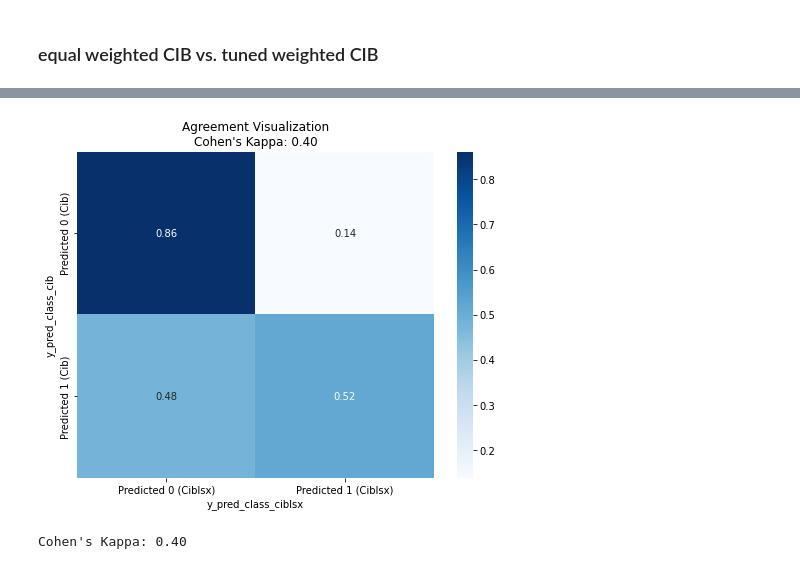
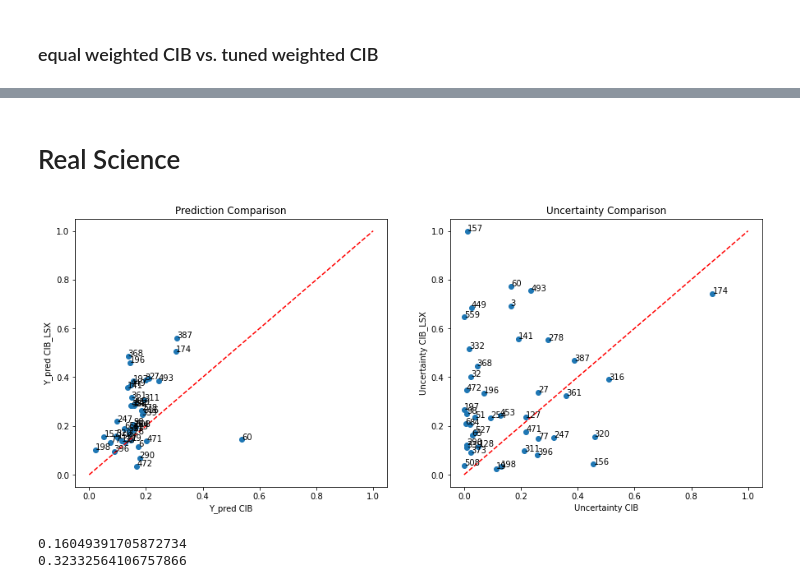
Before and after one commit to Mauwrice/explainable_AI, a Jupyter notebook: res_comparison.ipynb, the cells around one changed output, grey strips where cells are left out. Saved outputs shown, nothing was run; the diff lists cells and outputs as text; code cells hidden in the pictures.

```diff
--- a/res_comparison.ipynb
+++ b/res_comparison.ipynb
@@ -321,15 +211,0 @@ plt.show()
-# %%
-# Zusammenführen der Dataframes basierend auf 'p_id'
-merged_df = pd.merge(cib, ciblsx, on='p_id', suffixes=('_cib', '_ciblsx'))
-
-# Erstellen der Kreuztabelle
-cross_tab = pd.crosstab(merged_df['y_pred_class_cib'], merged_df['y_pred_class_ciblsx'], margins=True, margins_name="Total")
-
-# Prozentuale Anteile berechnen
-cross_tab_percent = cross_tab / cross_tab.loc["Total", "Total"] * 100
-
-# Ausgabe der Kreuztabelle
-print("Cross-tabulation of Predicted Classes:")
-print(cross_tab)
-print("\nCross-tabulation of Predicted Classes (Percentage):")
-print(cross_tab_percent)
@@ -384,23 +212,39 @@ plt.show()
-# %%
-from sklearn.metrics import cohen_kappa_score
-import seaborn as sns
-import matplotlib.pyplot as plt
-
-# Assuming you have the merged_df DataFrame from the previous code
-
-# Calculate Cohen's Kappa
-kappa_score = cohen_kappa_score(merged_df['y_pred_class_cib'], merged_df['y_pred_class_ciblsx'])
-
-# Visualize the agreement
-plt.figure(figsize=(8, 6))
-sns.heatmap(pd.crosstab(merged_df['y_pred_class_cib'], merged_df['y_pred_class_ciblsx'], normalize='index'),
-            annot=True, cmap='Blues', fmt=".2f",
-            xticklabels=['Predicted 0 (Ciblsx)', 'Predicted 1 (Ciblsx)'],
-            yticklabels=['Predicted 0 (Cib)', 'Predicted 1 (Cib)'])
-plt.title(f'Agreement Visualization\nCohen\'s Kappa: {kappa_score:.2f}')
-plt.show()
-
-print(f"Cohen's Kappa: {kappa_score:.2f}")
-# %% [output]
-[figure, removed]
-Cohen's Kappa: 0.40
+# %% [markdown]
+# Real Science
+# %%
+subset_df = merged_df[(merged_df['pred_correct_w_cib'] == True) & (merged_df['pred_correct_w_ciblsx'] == False)]
+# Resetting the index of the subset DataFrame
+subset_df = subset_df.reset_index(drop=True)
+
+# Create a 1x2 subplot grid
+fig, axs = plt.subplots(1, 2, figsize=(15, 6))
+
+# Plot 1: Scatter plot for y_pred
+axs[0].scatter(subset_df['y_pred_trafo_avg_w_cib'], subset_df['y_pred_trafo_avg_w_ciblsx'])
+axs[0].plot([0, 1], [0, 1], color='red', linestyle='--')
+axs[0].set_title('Prediction Comparison')
+axs[0].set_xlabel('Y_pred CIB')
+axs[0].set_ylabel('Y_pred CIB_LSX')
+
+# Plot 2: Scatter plot for uncertainties
+axs[1].scatter(subset_df['y_pred_unc_w_cib'], subset_df['y_pred_unc_w_ciblsx'])
+axs[1].plot([0, 1], [0, 1], color='red', linestyle='--')
+axs[1].set_title('Uncertainty Comparison')
+axs[1].set_xlabel('Uncertainty CIB')
+axs[1].set_ylabel('Uncertainty CIB_LSX')
+
+# Add patient IDs to the points
+for i, txt in enumerate(subset_df['p_id']):
+    axs[0].annotate(txt, (subset_df['y_pred_trafo_avg_w_cib'][i], subset_df['y_pred_trafo_avg_w_ciblsx'][i]))
+    axs[1].annotate(txt, (subset_df['y_pred_unc_w_cib'][i], subset_df['y_pred_unc_w_ciblsx'][i]))
+
+# Show the plots
+plt.show()
+# %% [output]
+[figure, added]
+# %%
+print(np.mean(subset_df['y_pred_unc_w_cib']))
+print(np.mean(subset_df['y_pred_unc_w_ciblsx']))
+# %% [output]
+0.16049391705872734
+0.32332564106757866
```
Also changed, not shown: parts of 18 cells of this notebook, 3 other files.
